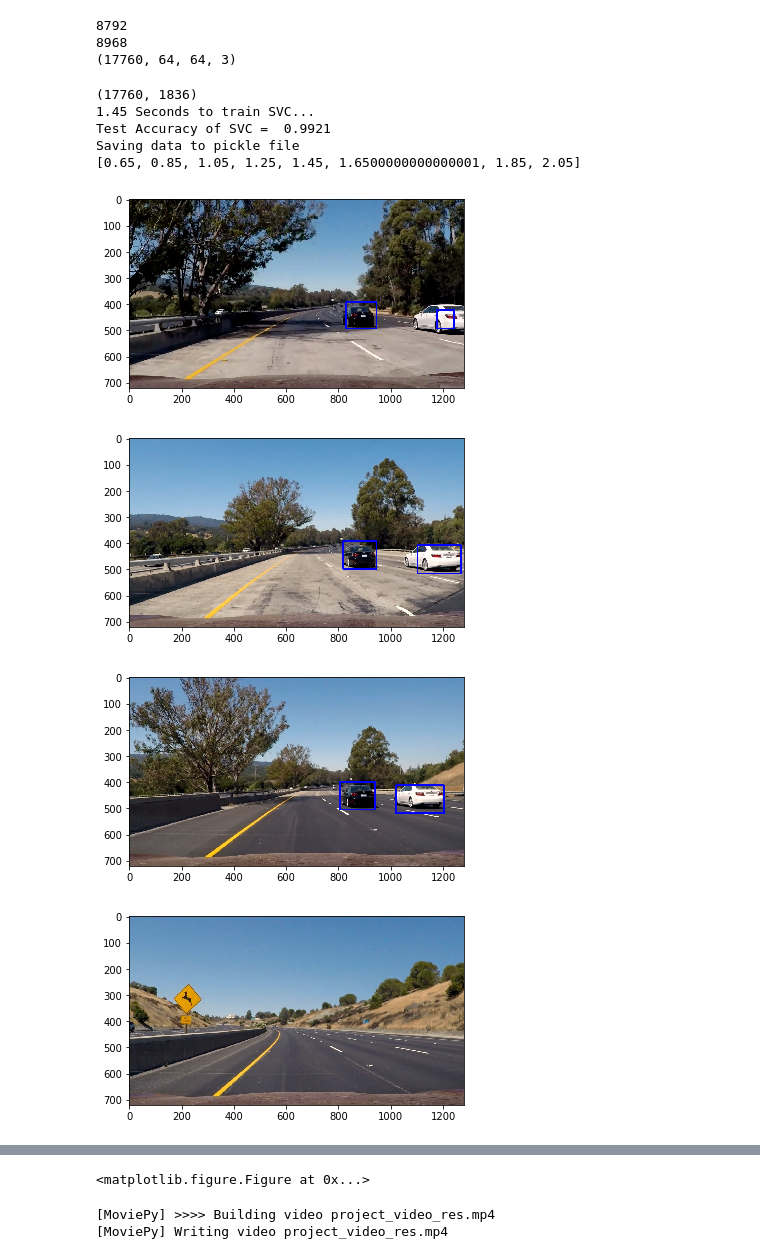
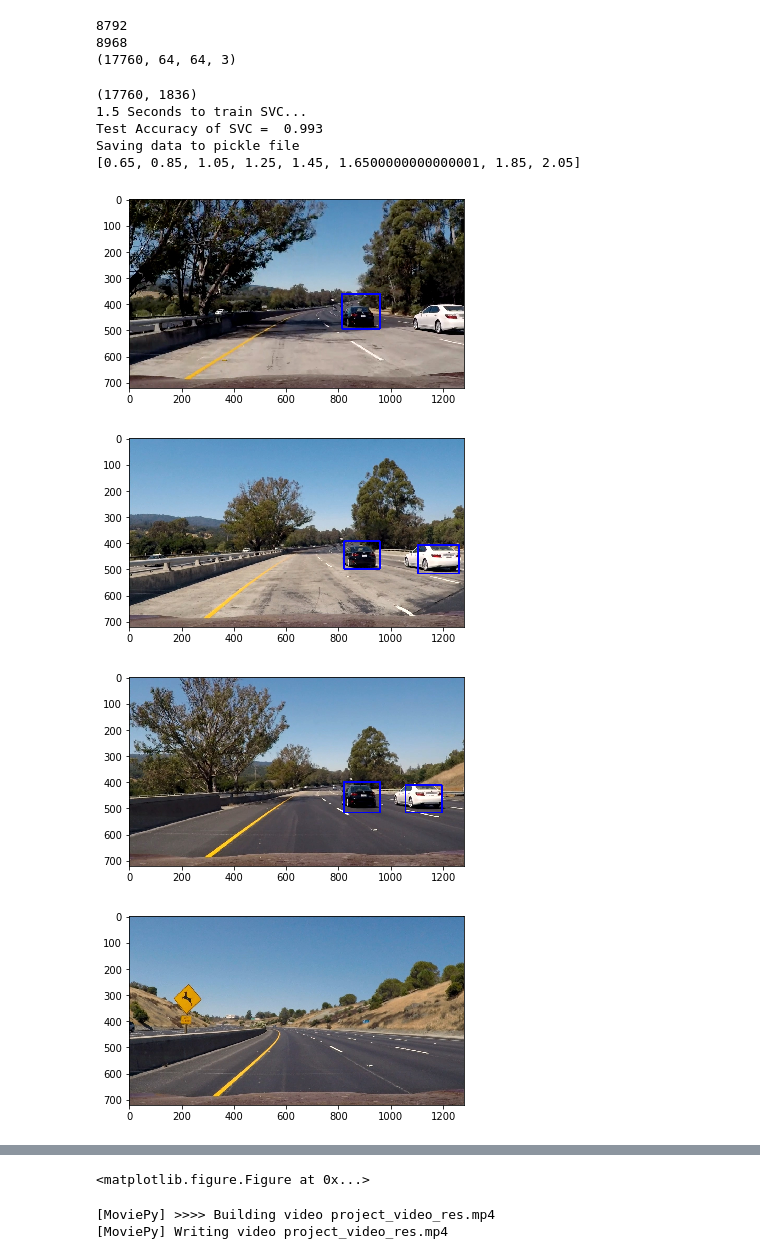
Before and after one commit to sourav90in/Vehicle-Detection, a Jupyter notebook: Vehicle-Detect.ipynb, the cells around one changed output, grey strips where cells are left out. Cells and saved outputs as stored; diff of their text form; code cells hidden in the pictures.

```diff
--- a/Vehicle-Detect.ipynb
+++ b/Vehicle-Detect.ipynb
@@ -117,13 +117,13 @@ def color_hist(img, nbins=32):    #bins_range=(0, 256)
 
 
 # Define a single function that can extract features using hog sub-sampling and make predictions
-def find_cars(img, ystart, ystop, scales, svc, X_scaler, orient, pix_per_cell, cell_per_block, spatial_size, hist_bins):
+def find_cars(img, ystart, ystop, scales, svc, X_scaler, orient, pix_per_cell, cell_per_block, spatial_size, hist_bins,xstart):
 
     boxes = []
     draw_img = np.copy(img)
     #img = img.astype(np.float32)/255
 
-    img_tosearch = img[ystart:ystop,:,:]
+    img_tosearch = img[ystart:ystop,xstart:,:]
 
     for scale in scales:
         ctrans_tosearch = convert_color(img_tosearch, conv='RGB2YCrCb')
@@ -180,7 +180,7 @@ def find_cars(img, ystart, ystop, scales, svc, X_scaler, orient, pix_per_cell, c
                 #print(hist_features.shape)
 
                 # Scale features and make a prediction
-                test_features = X_scaler.transform(np.hstack((spatial_features, hist_features, hog_features)))
+                test_features = X_scaler.transform(np.hstack((spatial_features, hist_features, hog_features)).reshape(1,-1))
 
                 #test_features = X_scaler.transform(np.hstack((shape_feat, hist_feat)).reshape(1, -1))
                 test_prediction = svc.predict(test_features)
@@ -189,8 +189,8 @@ def find_cars(img, ystart, ystop, scales, svc, X_scaler, orient, pix_per_cell, c
                     xbox_left = np.int(xleft*scale)
                     ytop_draw = np.int(ytop*scale)
                     win_draw = np.int(window*scale)
-                    boxes.append(((xbox_left, ytop_draw+ystart),(xbox_left+win_draw,ytop_draw+win_draw+ystart)))
-                    cv2.rectangle(draw_img,(xbox_left, ytop_draw+ystart),(xbox_left+win_draw,ytop_draw+win_draw+ystart),(0,0,255),6)
+                    boxes.append(((xbox_left+xstart, ytop_draw+ystart),(xbox_left+win_draw+xstart,ytop_draw+win_draw+ystart)))
+                    cv2.rectangle(draw_img,(xbox_left+xstart, ytop_draw+ystart),(xbox_left+win_draw+xstart,ytop_draw+win_draw+ystart),(0,0,255),6)
 
     return boxes,draw_img
 
@@ -276,7 +276,7 @@ def train_data():
 
     #Write Data to Pickle File
     # Save the data for easy access
-    pickle_file = 'data.p'
+    pickle_file = 'data2.p'
     print('Saving data to pickle file')
     with open(pickle_file, 'wb') as pfile:
         pickle.dump(
@@ -302,37 +302,38 @@ for s in range(65,215,20):
 print(scales)
 images_test = glob.glob('test_images/*.jpg')
 for f_img in images_test:
     img = cv2.imread(f_img)
     img = cv2.cvtColor(img,cv2.COLOR_BGR2RGB)
     ystart = np.int(img.shape[0]/2)
     ystop = img.shape[0]
-    boxes,rect_img = find_cars(img, ystart, ystop, scales, svc, X_scaler, orient, pix_per_cell, cell_per_block, (spatial_size,spatial_size), hist_bins)
+    xstart = 500
+    boxes,rect_img = find_cars(img, ystart, ystop, scales, svc, X_scaler, orient, pix_per_cell, cell_per_block, (spatial_size,spatial_size), hist_bins,xstart)
 
     #print(len(boxes))
     #plt.imshow(rect_img)
     #plt.figure()
 
     heat = np.zeros_like(img[:,:,0]).astype(np.float)
     heat = add_heat(heat,boxes)
     # Apply threshold to help remove false positives
     heat = apply_threshold(heat,3)
 
     # Visualize the heatmap when displaying
     heatmap = np.clip(heat, 0, 255)
 
     # Find final boxes from heatmap using label function
     labels = label(heatmap)
     draw_img = draw_labeled_bboxes(np.copy(img), labels)
 
     plt.imshow(draw_img)
     plt.figure()
 # %% [output]
 (17760, 1836)
-1.45 Seconds to train SVC...
-Test Accuracy of SVC =  0.9921
+1.5 Seconds to train SVC...
+Test Accuracy of SVC =  0.993
 Saving data to pickle file
 [0.65, 0.85, 1.05, 1.25, 1.45, 1.6500000000000001, 1.85, 2.05]
-[figure, old version]
+[figure, new version]
-[figure, old version]
+[figure, new version]
-[figure, old version]
+[figure, new version]
 [figure]
```
Also changed, not shown: parts of 2 cells of this notebook, 1 other file.
